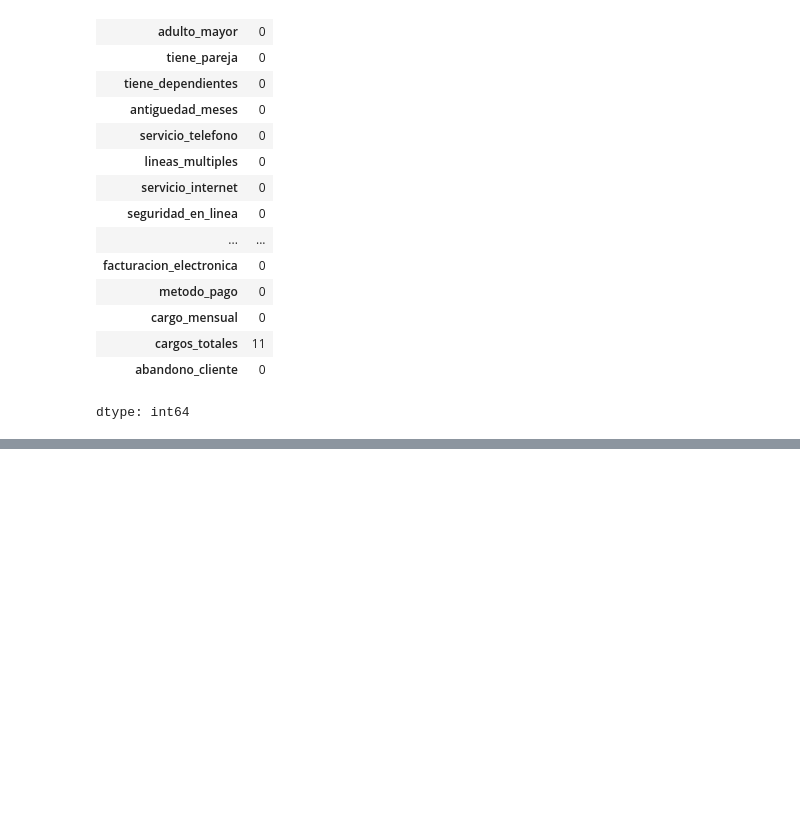
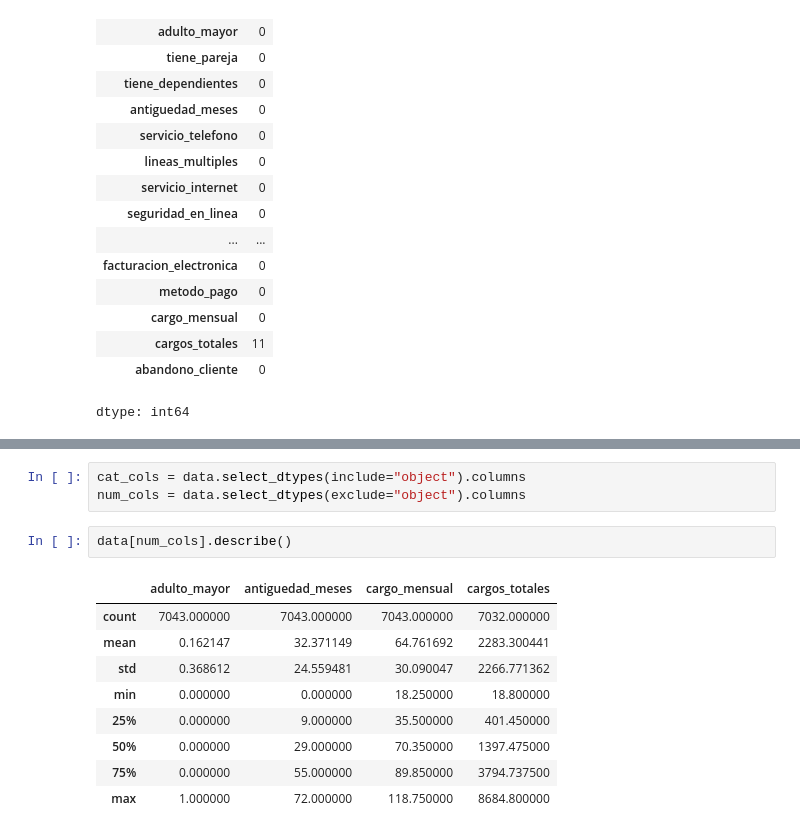
Before and after one commit to r2x4/hackathon, a Jupyter notebook: hackathon.ipynb, the cells around one changed output, grey strips where cells are left out. Saved outputs shown, nothing was run; the diff lists cells and outputs as text; blank space fills up the shorter version.

```diff
--- a/hackathon.ipynb
+++ b/hackathon.ipynb
@@ -97,0 +112,15 @@ dtype: int64
+# %%
+cat_cols = data.select_dtypes(include="object").columns
+num_cols = data.select_dtypes(exclude="object").columns
+# %%
+data[num_cols].describe()
+# %% [output]
+|  | adulto_mayor | antiguedad_meses | cargo_mensual | cargos_totales |
+| count | 7043.000000 | 7043.000000 | 7043.000000 | 7032.000000 |
+| mean | 0.162147 | 32.371149 | 64.761692 | 2283.300441 |
+| std | 0.368612 | 24.559481 | 30.090047 | 2266.771362 |
+| min | 0.000000 | 0.000000 | 18.250000 | 18.800000 |
+| 25% | 0.000000 | 9.000000 | 35.500000 | 401.450000 |
+| 50% | 0.000000 | 29.000000 | 70.350000 | 1397.475000 |
+| 75% | 0.000000 | 55.000000 | 89.850000 | 3794.737500 |
+| max | 1.000000 | 72.000000 | 118.750000 | 8684.800000 |
```
Also changed, not shown: parts of 7 cells of this notebook.
